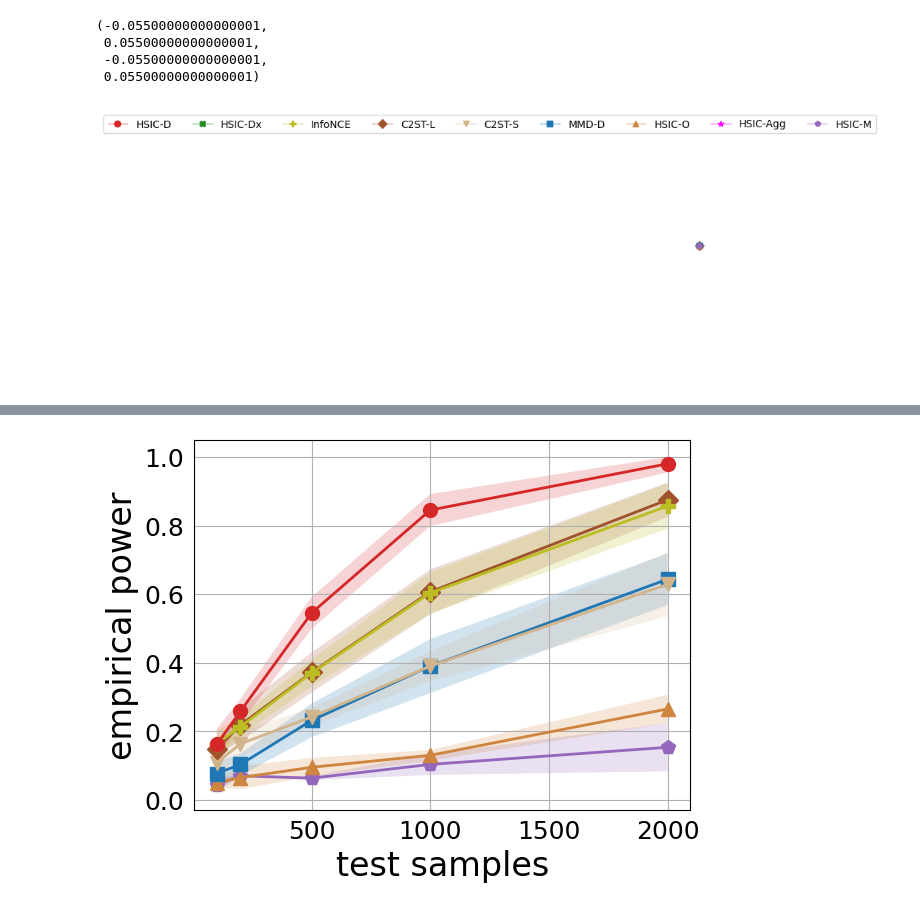
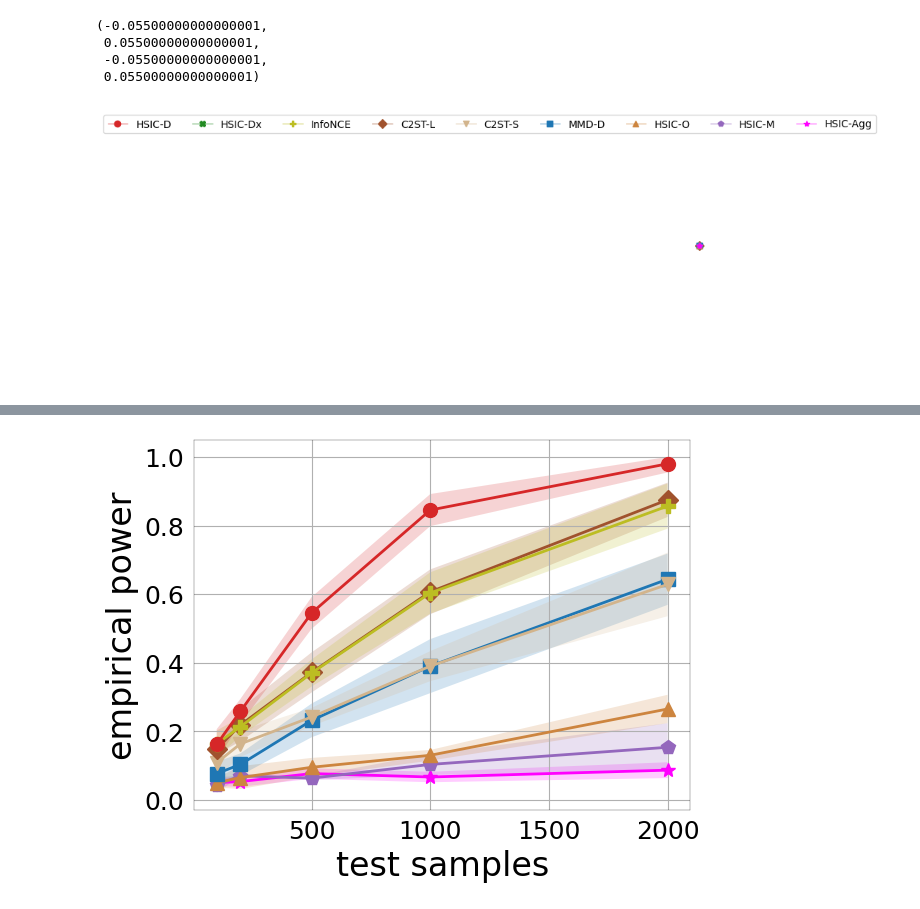
Before and after one commit to xunathan96/deephsic, a Jupyter notebook: notebook/plot_riab.ipynb, the cells around one changed output, grey strips where cells are left out. Drawn from its saved outputs; the diff is of its cells as text; code cells hidden in the pictures.

```diff
--- a/notebook/plot_riab.ipynb
+++ b/notebook/plot_riab.ipynb
@@ -70,7 +71,7 @@ legend['c2st-s'] = {'label': 'C2ST-S', 'marker': 'v-', 'color': 'tan'}
 legend['mmd-d'] = {'label': 'MMD-D', 'marker': 's-', 'color': 'tab:blue'}
 legend['infonce'] = {'label': 'InfoNCE', 'marker': 'P-', 'color': 'tab:olive'}
 # ordered from least to most important
-methods = ['hsic-m', 'hsic-agg', 'hsic-o', 'mmd-d', 'c2st-s', 'c2st-l', 'infonce', 'hsic-dx', 'hsic-d']
+methods = ['hsic-agg', 'hsic-m', 'hsic-o', 'mmd-d', 'c2st-s', 'c2st-l', 'infonce', 'hsic-dx', 'hsic-d']
 
 # Plot legend
 for method in reversed(methods):
@@ -83,7 +84,7 @@ plt.axis(False)
  0.05500000000000001,
  -0.05500000000000001,
  0.05500000000000001)
-[figure, old version]
+[figure, new version]
 # %%
 # power vs samples
 DATASET = 'RatInABox'
@@ -93,7 +94,7 @@ MARKERSIZE = 10
 stats = dict()
 stats['hsic-d'] = samples_vs_power(df['hsic'], dataset=DATASET, method='hsic', model='mlp8x32x64x32-mlp2x4x8x4')
 stats['hsic-dx'] = samples_vs_power(df['hsic'], dataset=DATASET, method='hsic', model='[tied]')
-stats['hsic-agg'] = samples_vs_power(df['hsic'], dataset=DATASET, method='hsic', model='hsic-agg')
+stats['hsic-agg'] = samples_vs_power(df['hsic'], dataset=DATASET, method='hsic', model='agg')
 stats['hsic-o'] = samples_vs_power(df['hsic'], dataset=DATASET, method='hsic', model='bandwidth-squared')
 stats['hsic-m'] = samples_vs_power(df['hsic'], dataset=DATASET, method='hsic', model='median')
 stats['mmd-d'] = samples_vs_power(df['mmd'], dataset=DATASET, method='mmd', model='id-id@mlp10x32x64x32')
@@ -126,5 +127,5 @@ plt.rcParams['axes.linewidth'] = 0.2
 plt.tick_params(left=False, labelsize=18)
 plt.tick_params(bottom=False, labelsize=18)
 # plt.gca().xaxis.set_major_locator(plt.MultipleLocator(1000))
-plt.savefig(f"plots/power_rate_{DATASET.replace('-','')}.pdf", format="pdf", bbox_inches="tight")
+# plt.savefig(f"plots/power_rate_{DATASET.replace('-','')}.pdf", format="pdf", bbox_inches="tight")
 # %% [output]
@@ -132,2 +132,2 @@ Warning: no data found for method hsic-agg.
 Warning: no data found for method hsic-dx.
-[figure, old version]
+[figure, new version]
```
Also changed, not shown: parts of 3 cells of this notebook, 37 other files.
